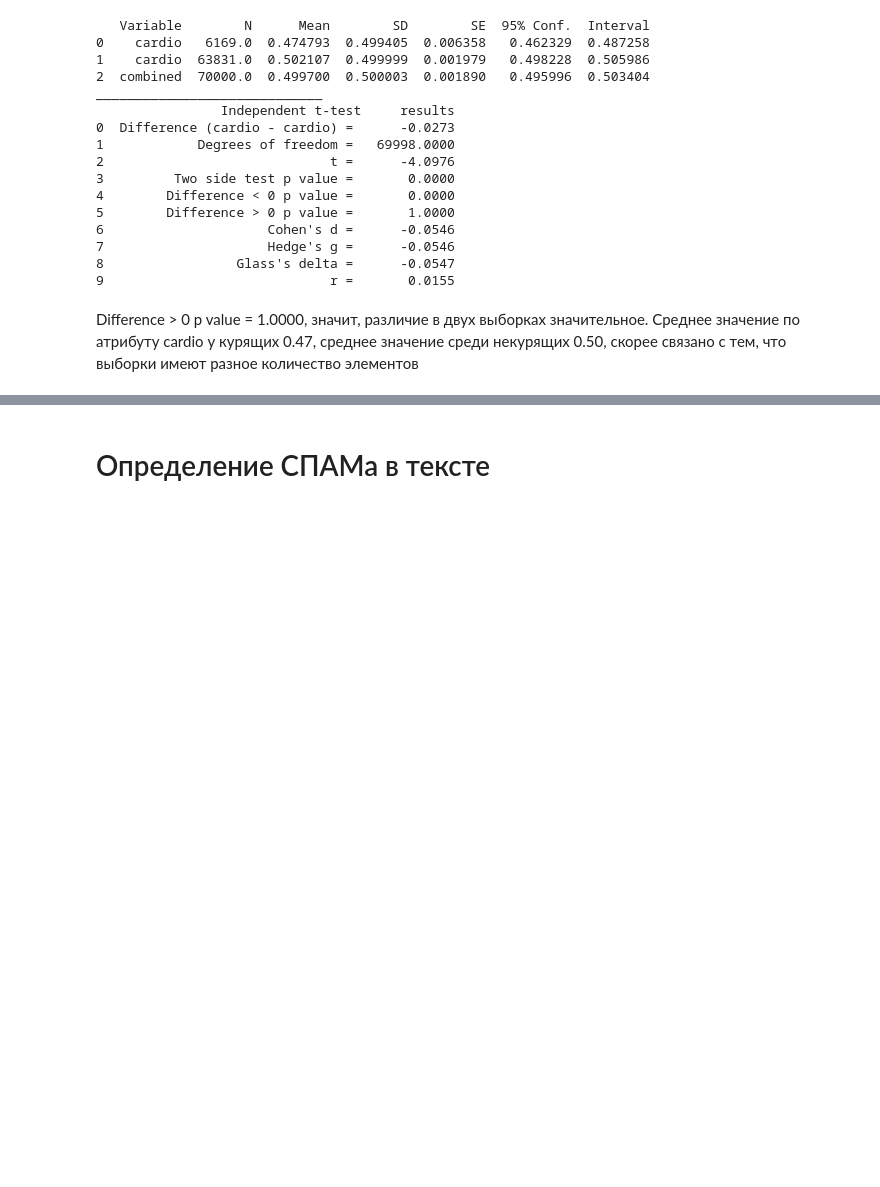
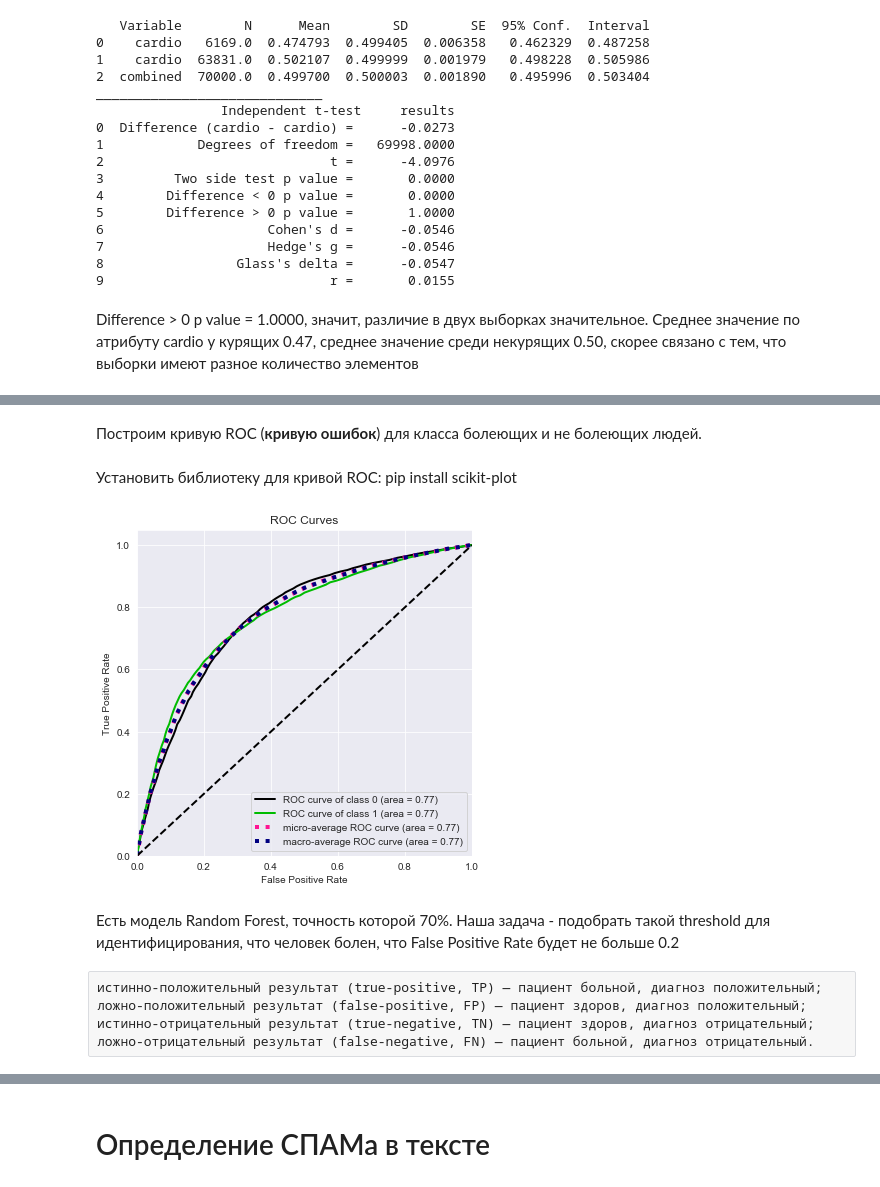
Before and after one commit to yustinaivanova/netology_statistics_february_20, a Jupyter notebook: lecture_5.ipynb, the cells around one changed output, grey strips where cells are left out. Saved outputs shown, nothing was run; the diff lists cells and outputs as text; code cells hidden in the pictures; blank space fills up the shorter version.

```diff
--- a/lecture_5.ipynb
+++ b/lecture_5.ipynb
@@ -296,0 +312,7 @@ Difference > 0 p value = 1.0000, значит, различие в двух вы
+# %%
+from sklearn import preprocessing
+min_max_scaler = preprocessing.MinMaxScaler(feature_range=(0,1))
+
+np_scaled = min_max_scaler.fit_transform(x)
+df_norm = pd.DataFrame(np_scaled)
+df_norm.head()
@@ -296,0 +326,3 @@ Difference > 0 p value = 1.0000, значит, различие в двух вы
+# %%
+from sklearn.model_selection import train_test_split
+x_train, x_test, y_train, y_test = train_test_split(df_norm,y, test_size = 0.2, random_state = 42)
@@ -296,0 +331,5 @@ Difference > 0 p value = 1.0000, значит, различие в двух вы
+# %%
+from sklearn.naive_bayes import GaussianNB
+nb = GaussianNB()
+nb.fit(x_train,y_train)
+print("the accuracy of our model: {}".format(nb.score(x_test,y_test)))
@@ -296,0 +352,9 @@ Difference > 0 p value = 1.0000, значит, различие в двух вы
+# %%
+from sklearn.ensemble import RandomForestClassifier
+
+# создаем модель деревья решений
+# выбираем 100 деревьев в качестве параметра
+model=RandomForestClassifier(n_estimators=100)
+
+# обучаем модель
+model.fit(x_train,y_train)
@@ -296,0 +385,22 @@ Difference > 0 p value = 1.0000, значит, различие в двух вы
+# %% [markdown]
+Построим кривую ROC (**кривую ошибок**) для класса болеющих и не болеющих людей.
+# %% [markdown]
+Установить библиотеку для кривой ROC: pip install scikit-plot
+# %%
+import scikitplot as skplt
+import matplotlib.pyplot as plt
+
+y_true = y_test
+
+y_probas = model.predict_proba(x_test)
+skplt.metrics.plot_roc_curve(y_true, y_probas, figsize=(6, 6))
+plt.show()
+# %% [output]
+[figure, added]
+# %% [markdown]
+Есть модель Random Forest, точность которой 70%. Наша задача - подобрать такой threshold для идентифицирования, что человек болен, что False Positive Rate будет не больше 0.2
+# %% [raw]
+истинно-положительный результат (true-positive, TP) — пациент больной, диагноз положительный;
+ложно-положительный результат (false-positive, FP) — пациент здоров, диагноз положительный;
+истинно-отрицательный результат (true-negative, TN) — пациент здоров, диагноз отрицательный;
+ложно-отрицательный результат (false-negative, FN) — пациент больной, диагноз отрицательный.
```
Also changed, not shown: parts of 74 cells of this notebook.
